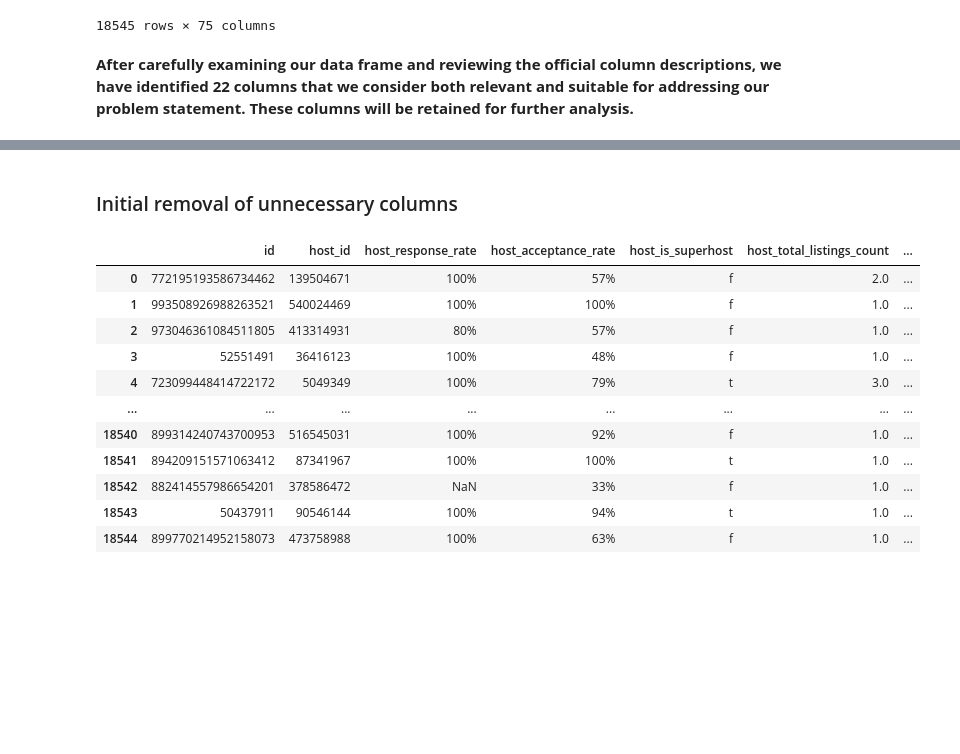
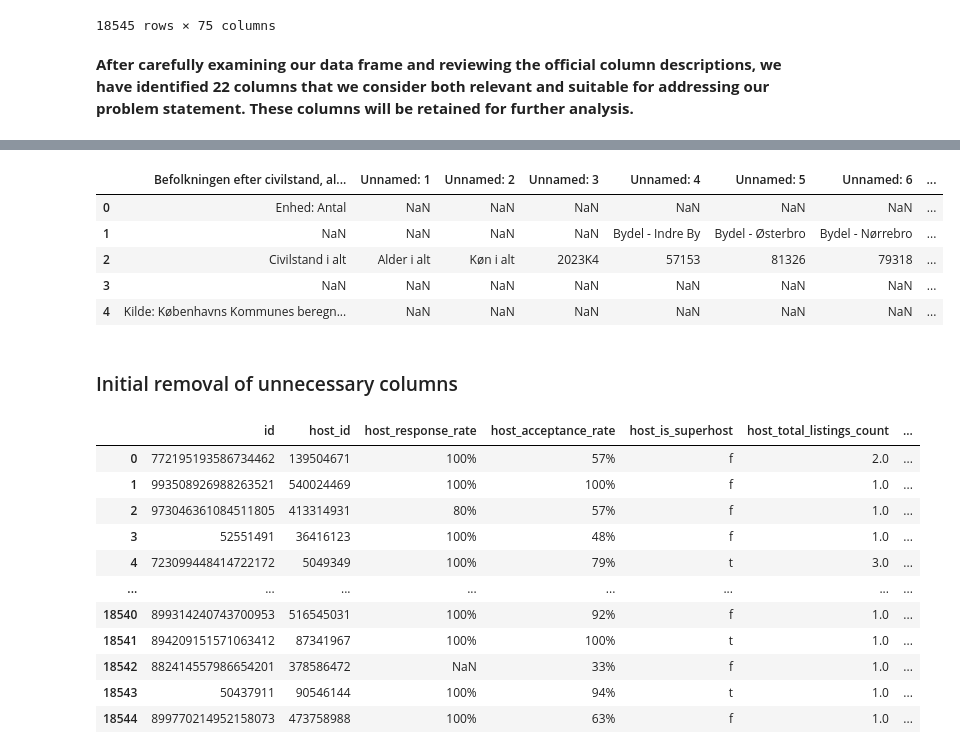
Before and after one commit to cph-mh1088/cph_airbnb, a Jupyter notebook: Airbnb cleaning.ipynb, the cells around one changed output, grey strips where cells are left out. Cells and saved outputs as stored; diff of their text form; code cells hidden in the pictures; blank space fills up the shorter version.

```diff
--- a/Airbnb cleaning.ipynb
+++ b/Airbnb cleaning.ipynb
@@ -70,3 +90,12 @@ cph_listings_df
+# %%
+cph_pop_df
+# %% [output]
+|  | Befolkningen efter civilstand, al... | Unnamed: 1 | Unnamed: 2 | Unnamed: 3 | Unnamed: 4 | Unnamed: 5 | Unnamed: 6 | ... |
+| 0 | Enhed: Antal | NaN | NaN | NaN | NaN | NaN | NaN | ... |
+| 1 | NaN | NaN | NaN | NaN | Bydel - Indre By | Bydel - Østerbro | Bydel - Nørrebro | ... |
+| 2 | Civilstand i alt | Alder i alt | Køn i alt | 2023K4 | 57153 | 81326 | 79318 | ... |
+| 3 | NaN | NaN | NaN | NaN | NaN | NaN | NaN | ... |
+| 4 | Kilde: Københavns Kommunes beregn... | NaN | NaN | NaN | NaN | NaN | NaN | ... |
 # %% [markdown]
 ### Initial removal of unnecessary columns
 # %%
```
Also changed, not shown: parts of 76 cells of this notebook, 3 other files.
